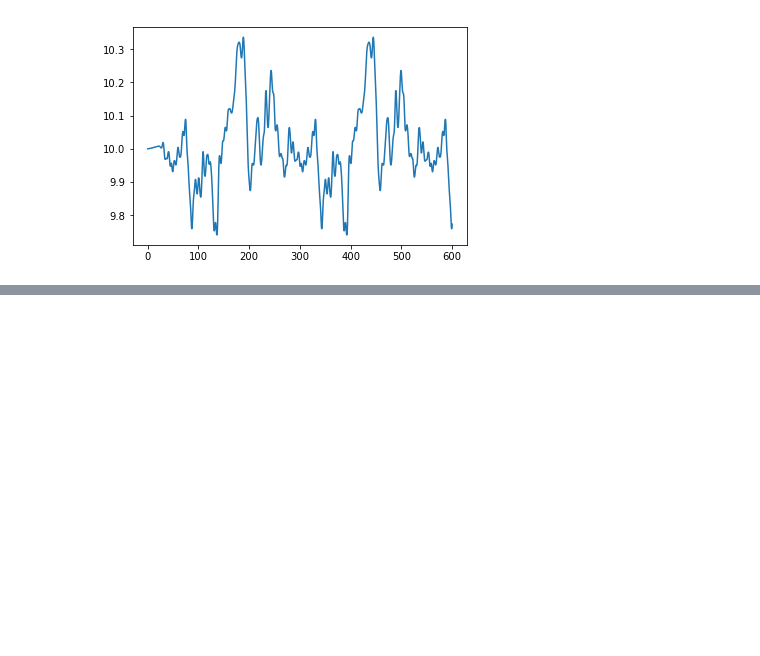
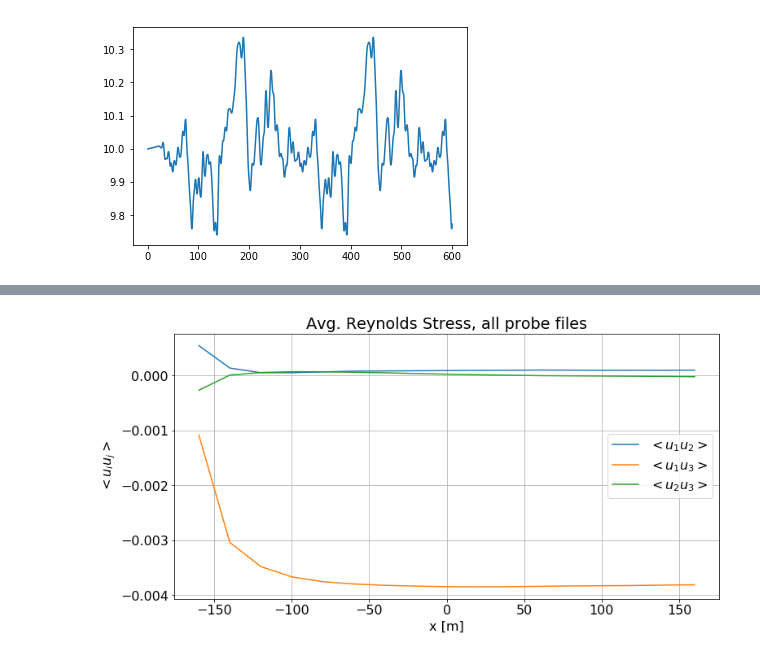
Before and after one commit to lawrenceccheung/SyntheticTurbulenceTest, a Jupyter notebook: naluwind_run01/naluwind_run01_spectra.ipynb, the cells around one changed output, grey strips where cells are left out. Saved outputs shown, nothing was run; the diff lists cells and outputs as text; code cells hidden in the pictures; blank space fills up the shorter version.

```diff
--- a/naluwind_run01/naluwind_run01_spectra.ipynb
+++ b/naluwind_run01/naluwind_run01_spectra.ipynb
@@ -117,0 +194,14 @@ for i in range(3):
+# %%
+plt.figure(figsize=(12,6))
+plt.plot(xlocations, ReStressX[:,0,1], label=r'$<u_1 u_2>$')
+plt.plot(xlocations, ReStressX[:,0,2], label=r'$<u_1 u_3>$')
+plt.plot(xlocations, ReStressX[:,1,2], label=r'$<u_2 u_3>$')
+plt.grid()
+plt.legend()
+plt.xlabel('x [m]')
+plt.ylabel(r'$<u_i u_j>$')
+plt.title('Avg. Reynolds Stress, all probe files')
+max=np.max(ReStressX[:,0,1])
+#plt.ylim([-max, max]);
+# %% [output]
+[figure, added]
```
Also changed, not shown: parts of 5 cells of this notebook.
